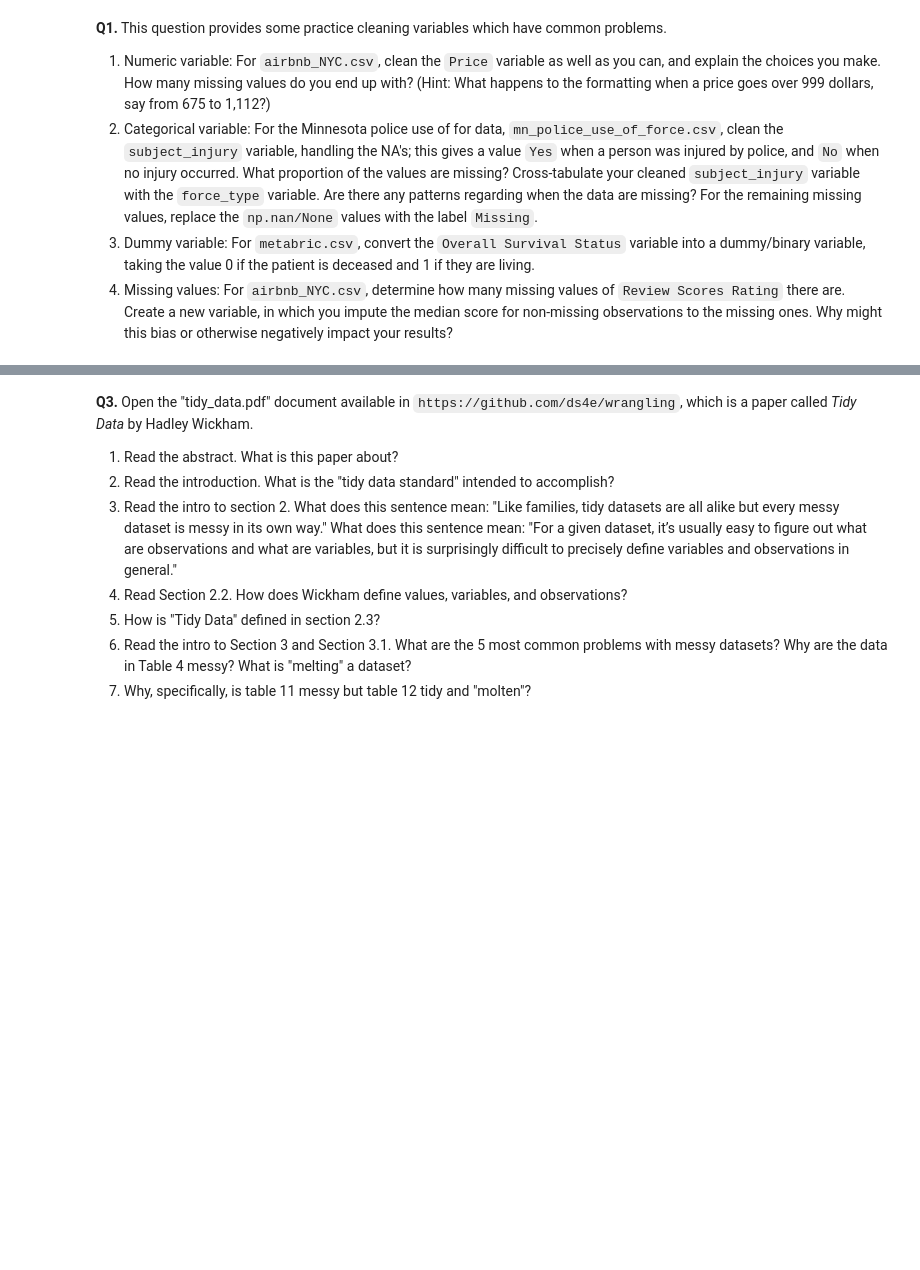
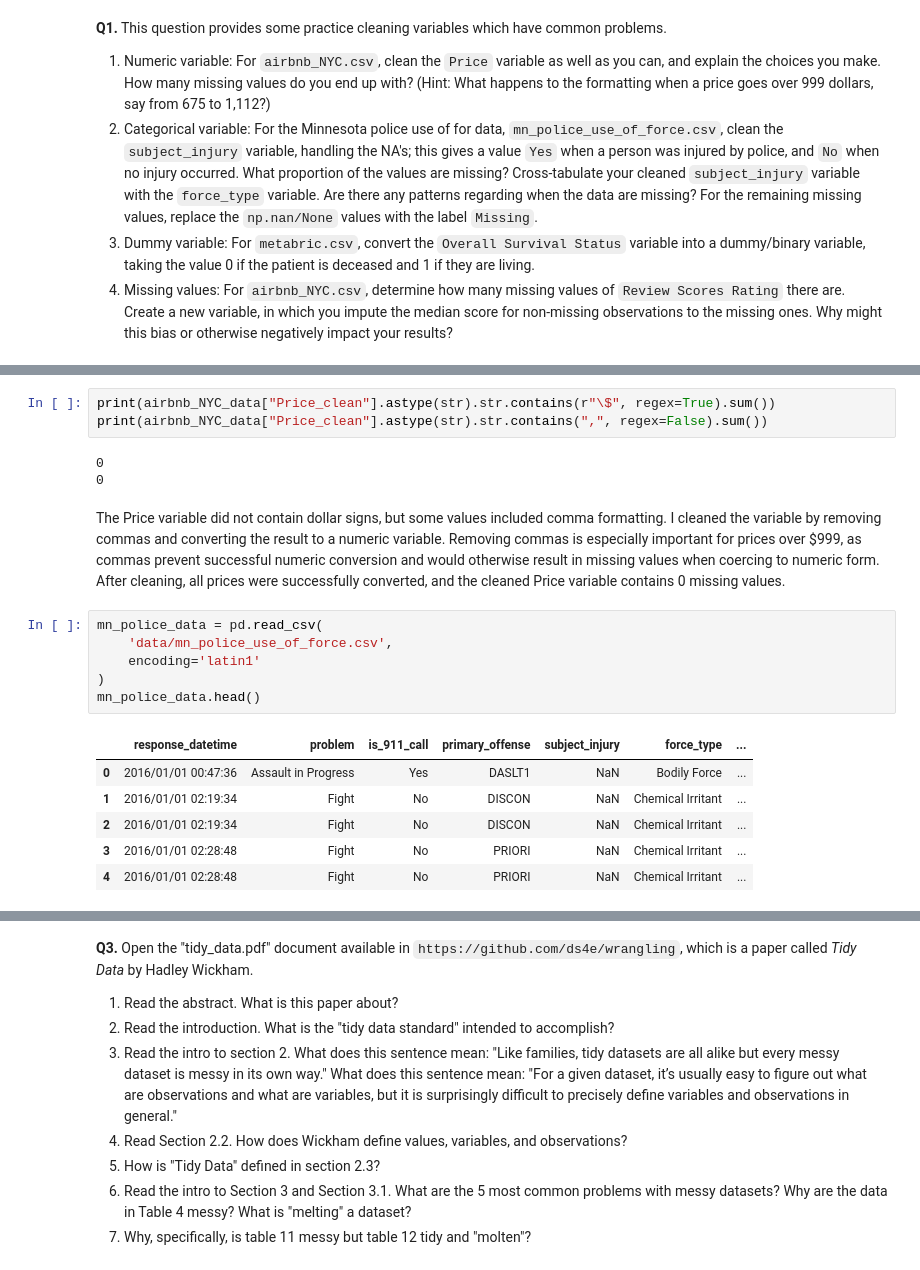
Before and after one commit to dishidhak/DS3021assignment02, a Jupyter notebook: 01_assignment_wrangling_and_eda.ipynb, the cells around one changed output, grey strips where cells are left out. Cells and saved outputs as stored; diff of their text form; blank space fills up the shorter version.

```diff
--- a/01_assignment_wrangling_and_eda.ipynb
+++ b/01_assignment_wrangling_and_eda.ipynb
@@ -30,0 +63,21 @@ data.head()
+# %%
+print(airbnb_NYC_data["Price_clean"].astype(str).str.contains(r"\$", regex=True).sum())
+print(airbnb_NYC_data["Price_clean"].astype(str).str.contains(",", regex=False).sum())
+# %% [output]
+0
+0
+# %% [markdown]
+The Price variable did not contain dollar signs, but some values included comma formatting. I cleaned the variable by removing commas and converting the result to a numeric variable. Removing commas is especially important for prices over $999, as commas prevent successful numeric conversion and would otherwise result in missing values when coercing to numeric form. After cleaning, all prices were successfully converted, and the cleaned Price variable contains 0 missing values.
+# %%
+mn_police_data = pd.read_csv(
+    'data/mn_police_use_of_force.csv',
+    encoding='latin1'
+)
+mn_police_data.head()
+# %% [output]
+|  | response_datetime | problem | is_911_call | primary_offense | subject_injury | force_type | ... |
+| 0 | 2016/01/01 00:47:36 | Assault in Progress | Yes | DASLT1 | NaN | Bodily Force | ... |
+| 1 | 2016/01/01 02:19:34 | Fight | No | DISCON | NaN | Chemical Irritant | ... |
+| 2 | 2016/01/01 02:19:34 | Fight | No | DISCON | NaN | Chemical Irritant | ... |
+| 3 | 2016/01/01 02:28:48 | Fight | No | PRIORI | NaN | Chemical Irritant | ... |
+| 4 | 2016/01/01 02:28:48 | Fight | No | PRIORI | NaN | Chemical Irritant | ... |
```
Also changed, not shown: parts of 15 cells of this notebook.
